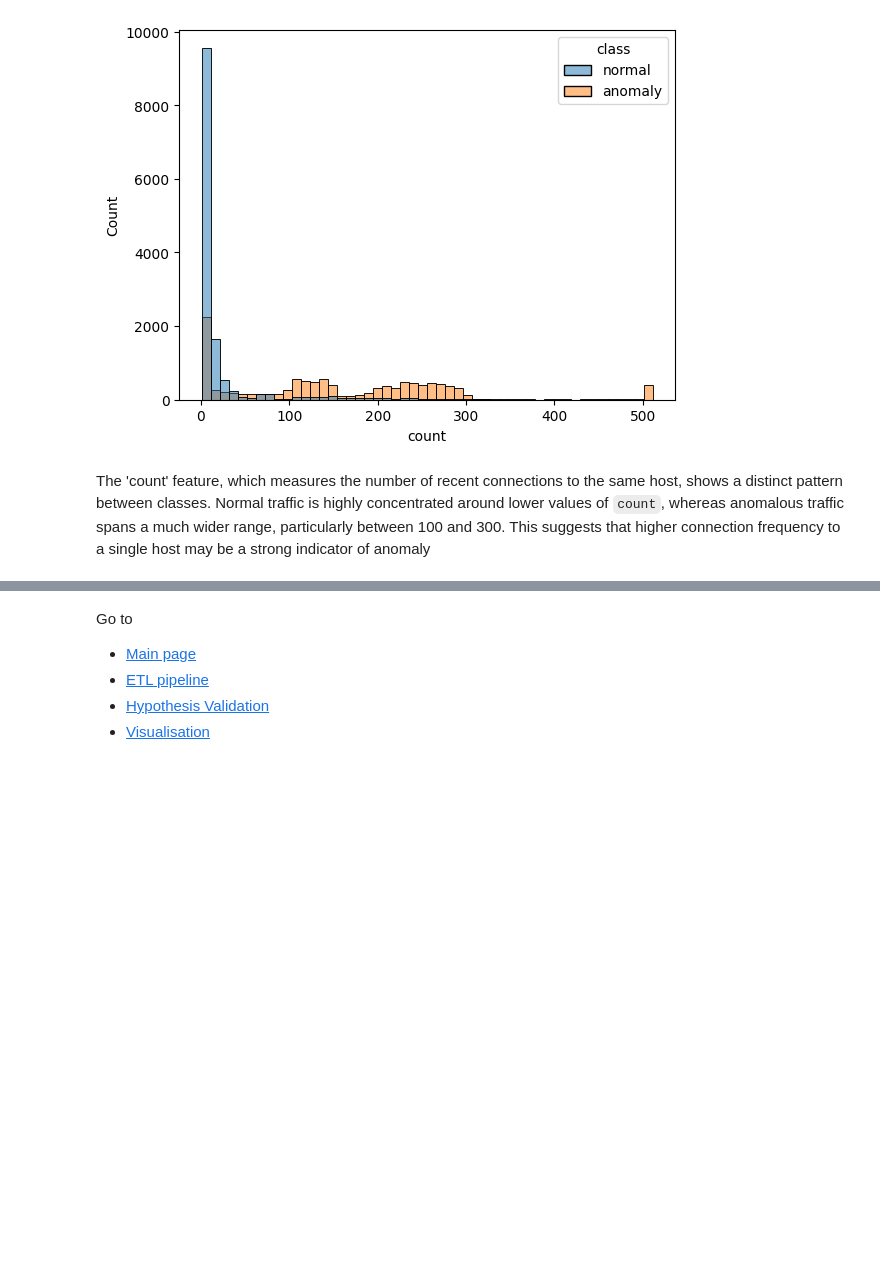
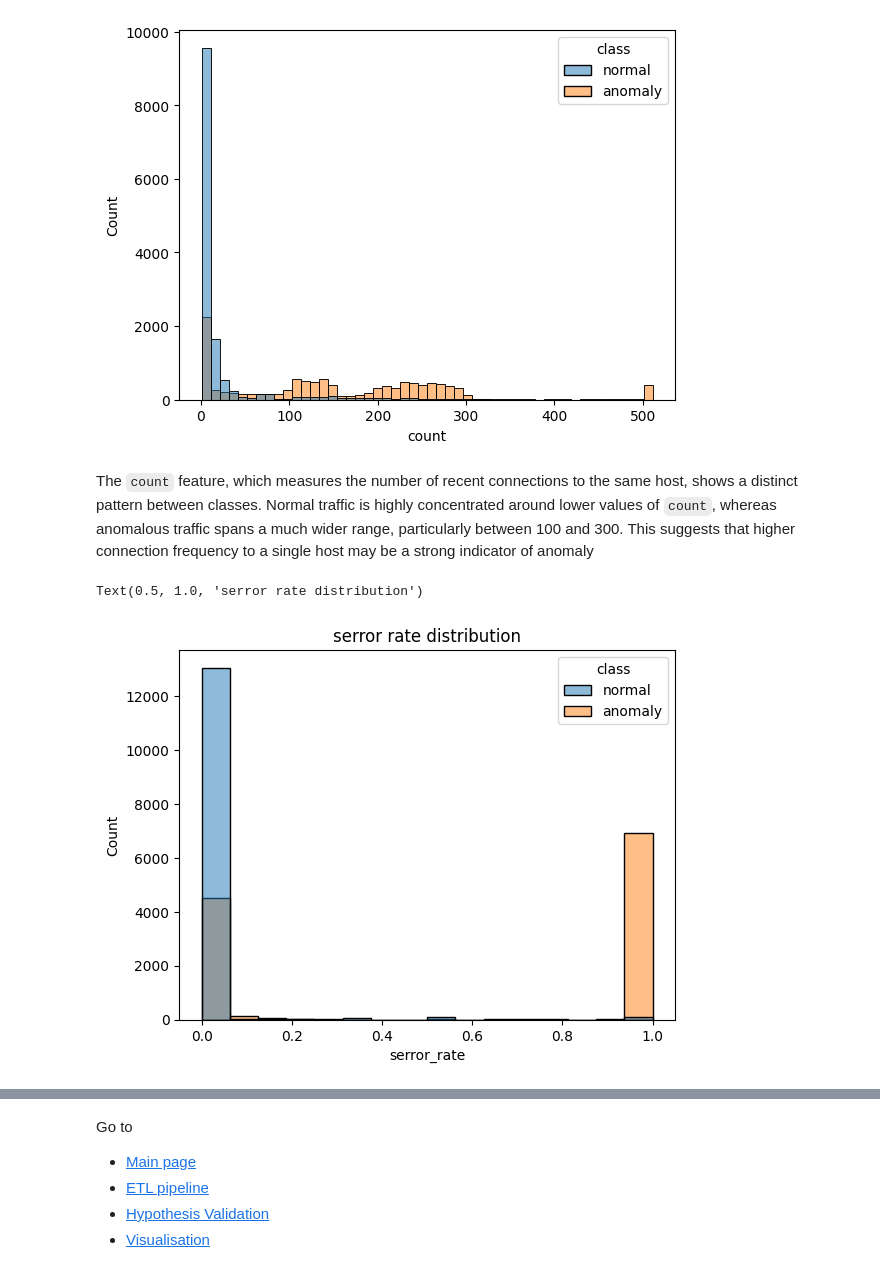
Before and after one commit to SelinaFischer/unmasking_hidden_cyber_threats_t5, a Jupyter notebook: jupyter_notebooks/2. eda_analysis.ipynb, the cells around one changed output, grey strips where cells are left out. Cells and saved outputs as stored; diff of their text form; code cells hidden in the pictures; blank space fills up the shorter version.

Commit message:
add histgrams for analysis and interpretation

```diff
--- a/jupyter_notebooks/2. eda_analysis.ipynb
+++ b/jupyter_notebooks/2. eda_analysis.ipynb
@@ -160,4 +161,11 @@ plt.show()
 # %% [output]
 [figure]
 # %% [markdown]
-The 'count' feature, which measures the number of recent connections to the same host, shows a distinct pattern between classes. Normal traffic is highly concentrated around lower values of `count`, whereas anomalous traffic spans a much wider range, particularly between 100 and 300. This suggests that higher connection frequency to a single host may be a strong indicator of anomaly
+The `count` feature, which measures the number of recent connections to the same host, shows a distinct pattern between classes. Normal traffic is highly concentrated around lower values of `count`, whereas anomalous traffic spans a much wider range, particularly between 100 and 300. This suggests that higher connection frequency to a single host may be a strong indicator of anomaly
+# %%
+# serror rate histgram
+sns.histplot(data=df, x='serror_rate', hue='class')
+plt.title("serror rate distribution")
+# %% [output]
+Text(0.5, 1.0, 'serror rate distribution')
+[figure, added]
```
Also changed, not shown: parts of 10 cells of this notebook.
